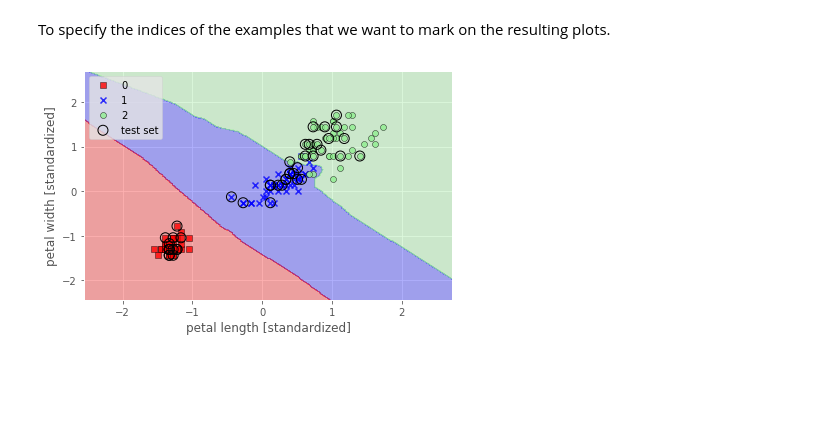
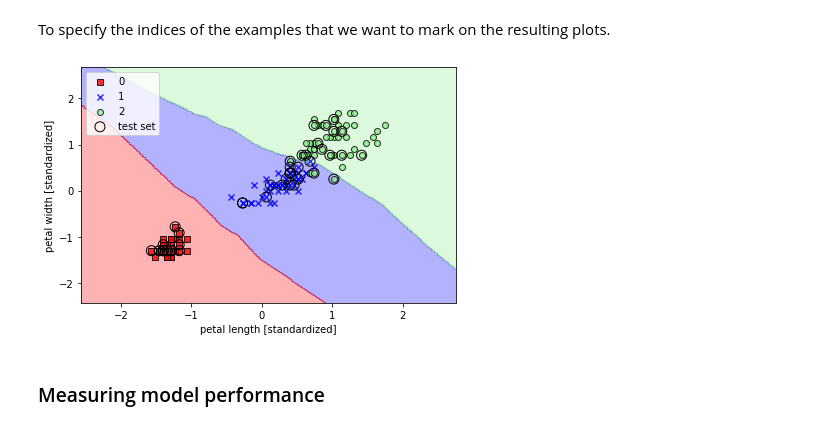
Before and after one commit to wallissoncarvalho/ml-fundamentals, a Jupyter notebook: 1. Supervised Learning.ipynb, the cells around one changed output. Saved outputs shown, nothing was run; the diff lists cells and outputs as text; code cells hidden in the pictures; blank space fills up the shorter version.

```diff
--- a/1. Supervised Learning.ipynb
+++ b/1. Supervised Learning.ipynb
@@ -40,6 +55,6 @@ array(['setosa', 'versicolor', 'virginica'], dtype='<U10')
 # %%
 X = iris.data
-Y = iris.target
+y = iris.target
 df = pd.DataFrame(X,columns=iris.feature_names)
 print(df.head())
 # %% [output]
@@ -73,7 +84,7 @@ To evaluate how well a trained model performs on unseen data, we will further sp
 # %%
 from sklearn.model_selection import train_test_split
 # %%
-X_train, X_test, y_train, y_test = train_test_split(X, Y, test_size=0.3, random_state=1, stratify=Y)
+X_train, X_test, y_train, y_test = train_test_split(X, y, test_size=0.3, random_state=42, stratify=y)
 # %% [markdown]
 For an optimal performance we will standardize the features of the data using the *StandardScaler* class from scikit-learn's *preprocessing* module.
 # %%
@@ -87,7 +98,7 @@ X_test_std = sc.transform(X_test)
 By executing the following code, we will now implement a KNN model in scikit-learn using a Euclidian distance metric.
 # %%
 from sklearn.neighbors import KNeighborsClassifier
-knn = KNeighborsClassifier(n_neighbors=5, p=2, metric='minkowski')
+knn = KNeighborsClassifier(n_neighbors=6, p=2, metric='minkowski')
 knn.fit(X_train_std, y_train)
 # %% [output]
 KNeighborsClassifier(algorithm='auto', leaf_size=30, metric='minkowski',
@@ -129,13 +140,15 @@ To specify the indices of the examples that we want to mark on the
 resulting plots.
 # %%
 X_combined_std = np.vstack((X_train_std, X_test_std))
-Y_combined = np.hstack((y_train, y_test))
+y_combined = np.hstack((y_train, y_test))
 # %%
-plot_decision_regions(X_combined_std, Y_combined, classifier=knn, test_idx=range(105,150))
+plot_decision_regions(X_combined_std, y_combined, classifier=knn, test_idx=range(105,150))
 plt.xlabel('petal length [standardized]')
 plt.ylabel('petal width [standardized]')
 plt.legend(loc='upper left')
 plt.tight_layout()
 plt.show()
 # %% [output]
-[figure, old version]
+[figure, new version]
+# %% [markdown]
+### Measuring model performance
```
Also changed, not shown: parts of 41 cells of this notebook.
